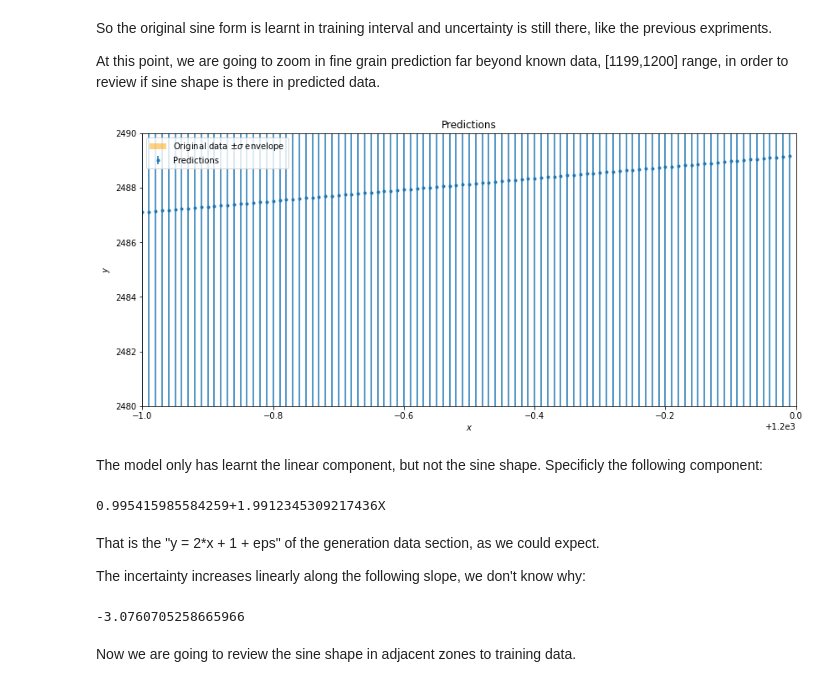
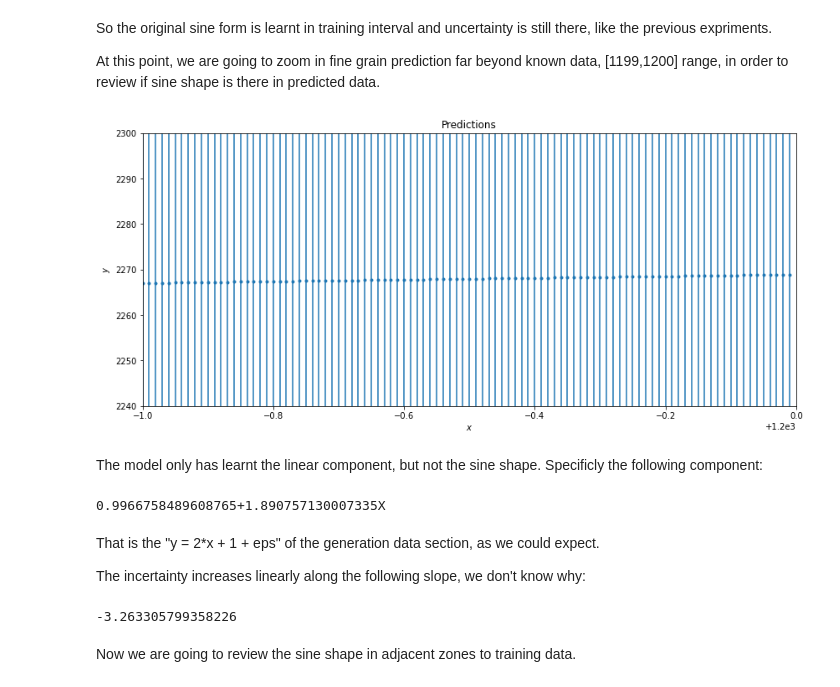
Before and after one commit to beeva/TEC_LAB-bayesian_probabilistic, a Jupyter notebook: bayesian_deep_learning/uncertainty_estimation/on-the-fly/pytorch/02-uncertainty_validation/01-data_faraway_original/predicting-uncertainty-PredictionFarAwayFromSignal.ipynb, the cells around one changed output. Saved outputs shown, nothing was run; the diff lists cells and outputs as text; code cells hidden in the pictures.

```diff
--- a/bayesian_deep_learning/uncertainty_estimation/on-the-fly/pytorch/02-uncertainty_validation/01-data_faraway_original/predicting-uncertainty-PredictionFarAwayFromSignal.ipynb
+++ b/bayesian_deep_learning/uncertainty_estimation/on-the-fly/pytorch/02-uncertainty_validation/01-data_faraway_original/predicting-uncertainty-PredictionFarAwayFromSignal.ipynb
@@ -250,29 +248,28 @@ At this point, we are going to zoom in fine grain prediction far beyond known da
 # %%
 plt.figure(figsize=(14,6))
 plt.errorbar(x_to_predict, y_pred, yerr=sigma_pred, fmt='.');
 plt.fill_between(xs, 2*xs+1-err, 2*xs+1+err, facecolor='orange', alpha=0.5, edgecolor='none');
 plt.xlabel(r'$x$');
 plt.ylabel(r'$y$');
 plt.xlim(1199,1200);
-plt.ylim(2480,2490)
+plt.ylim(2240,2300)
 plt.title('Predictions');
-plt.legend([r'Original data $\pm \sigma$ envelope','Predictions'], loc='upper left', );
 # %% [output]
-[figure, old version]
+[figure, new version]
 # %% [markdown]
  The model only has learnt the linear component, but not the sine shape. Specificly the following component:
 # %%
-print (str(float(y_pred[0]))+"+"+str(float(y_pred[219])/float(x_to_predict[219]))+"X")
+print (str(float(y_pred[220]))+"+"+str(float(y_pred[639])/float(x_to_predict[639]))+"X")
 # %% [output]
-0.995415985584259+1.9912345309217436X
+0.9966758489608765+1.890757130007335X
 # %% [markdown]
 That is the "y = 2*x + 1 + eps" of the generation data section, as we could expect.
 
 The incertainty increases linearly along the following slope, we don't know why:
 # %%
-float(sigma_pred[219])/float(x_to_predict[219])
+float(sigma_pred[639])/float(x_to_predict[639])
 # %% [output]
--3.0760705258665966
+-3.263305799358226
 # %% [markdown]
 Now we are going to review the sine shape in adjacent zones to training data.
 # %%
```
Also changed, not shown: parts of 3 cells of this notebook.
